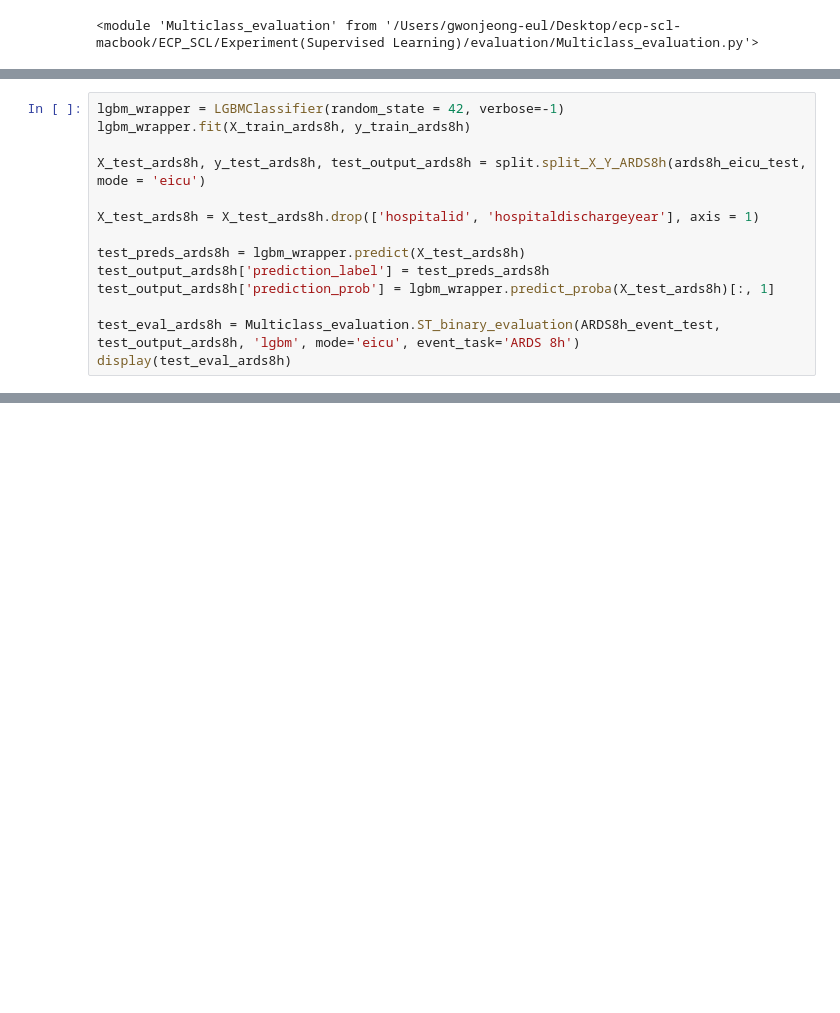
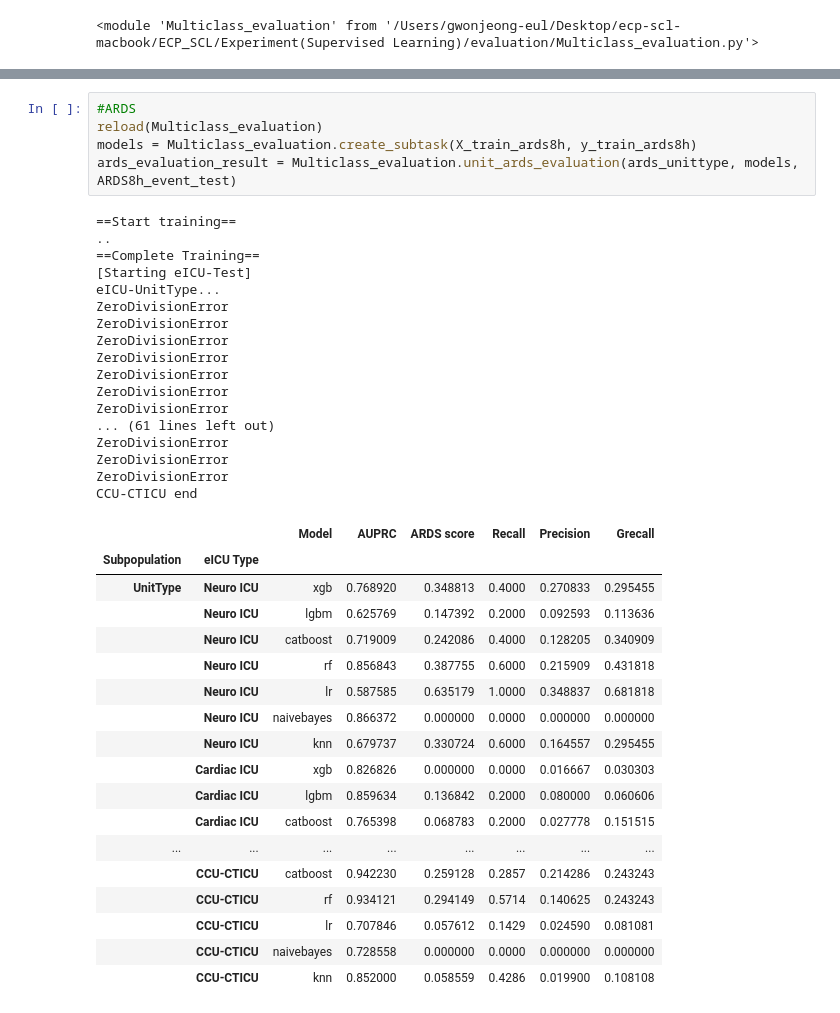
Before and after one commit to Jeong-Eul/CLEAR-Shock, a Jupyter notebook: Experiment(Supervised Learning)/sub task prediction/Baseline Subtask.ipynb, the cells around one changed output, grey strips where cells are left out. Drawn from its saved outputs; the diff is of its cells as text; blank space fills up the shorter version.

```diff
--- a/Experiment(Supervised Learning)/sub task prediction/Baseline Subtask.ipynb
+++ b/Experiment(Supervised Learning)/sub task prediction/Baseline Subtask.ipynb
@@ -190,14 +200,0 @@ display(test_eval_los)
-# %%
-lgbm_wrapper = LGBMClassifier(random_state = 42, verbose=-1)
-lgbm_wrapper.fit(X_train_ards8h, y_train_ards8h)
-
-X_test_ards8h, y_test_ards8h, test_output_ards8h = split.split_X_Y_ARDS8h(ards8h_eicu_test, mode = 'eicu')
-
-X_test_ards8h = X_test_ards8h.drop(['hospitalid', 'hospitaldischargeyear'], axis = 1)
-
-test_preds_ards8h = lgbm_wrapper.predict(X_test_ards8h)
-test_output_ards8h['prediction_label'] = test_preds_ards8h
-test_output_ards8h['prediction_prob'] = lgbm_wrapper.predict_proba(X_test_ards8h)[:, 1]
-
-test_eval_ards8h = Multiclass_evaluation.ST_binary_evaluation(ARDS8h_event_test, test_output_ards8h, 'lgbm', mode='eicu', event_task='ARDS 8h')
-display(test_eval_ards8h)
@@ -225,0 +335,41 @@ sic_models, result_sic = Multiclass_evaluation.create_subtask(X, Y, X_test_sic8h
+# %%
+#ARDS
+reload(Multiclass_evaluation)
+models = Multiclass_evaluation.create_subtask(X_train_ards8h, y_train_ards8h)
+ards_evaluation_result = Multiclass_evaluation.unit_ards_evaluation(ards_unittype, models, ARDS8h_event_test)
+# %% [output]
+==Start training==
+..
+==Complete Training==
+[Starting eICU-Test]
+eICU-UnitType...
+ZeroDivisionError
+ZeroDivisionError
+ZeroDivisionError
+ZeroDivisionError
+ZeroDivisionError
+ZeroDivisionError
+ZeroDivisionError
+... (61 lines left out)
+ZeroDivisionError
+ZeroDivisionError
+ZeroDivisionError
+CCU-CTICU end
+|  |  | Model | AUPRC | ARDS score | Recall | Precision | Grecall |
+| Subpopulation | eICU Type |  |  |  |  |  |  |
+| UnitType | Neuro ICU | xgb | 0.768920 | 0.348813 | 0.4000 | 0.270833 | 0.295455 |
+|  | Neuro ICU | lgbm | 0.625769 | 0.147392 | 0.2000 | 0.092593 | 0.113636 |
+|  | Neuro ICU | catboost | 0.719009 | 0.242086 | 0.4000 | 0.128205 | 0.340909 |
+|  | Neuro ICU | rf | 0.856843 | 0.387755 | 0.6000 | 0.215909 | 0.431818 |
+|  | Neuro ICU | lr | 0.587585 | 0.635179 | 1.0000 | 0.348837 | 0.681818 |
+|  | Neuro ICU | naivebayes | 0.866372 | 0.000000 | 0.0000 | 0.000000 | 0.000000 |
+|  | Neuro ICU | knn | 0.679737 | 0.330724 | 0.6000 | 0.164557 | 0.295455 |
+|  | Cardiac ICU | xgb | 0.826826 | 0.000000 | 0.0000 | 0.016667 | 0.030303 |
+|  | Cardiac ICU | lgbm | 0.859634 | 0.136842 | 0.2000 | 0.080000 | 0.060606 |
+|  | Cardiac ICU | catboost | 0.765398 | 0.068783 | 0.2000 | 0.027778 | 0.151515 |
+| ... | ... | ... | ... | ... | ... | ... | ... |
+|  | CCU-CTICU | catboost | 0.942230 | 0.259128 | 0.2857 | 0.214286 | 0.243243 |
+|  | CCU-CTICU | rf | 0.934121 | 0.294149 | 0.5714 | 0.140625 | 0.243243 |
+|  | CCU-CTICU | lr | 0.707846 | 0.057612 | 0.1429 | 0.024590 | 0.081081 |
+|  | CCU-CTICU | naivebayes | 0.728558 | 0.000000 | 0.0000 | 0.000000 | 0.000000 |
+|  | CCU-CTICU | knn | 0.852000 | 0.058559 | 0.4286 | 0.019900 | 0.108108 |
```
Also changed, not shown: parts of 15 cells of this notebook, 3 other files.
